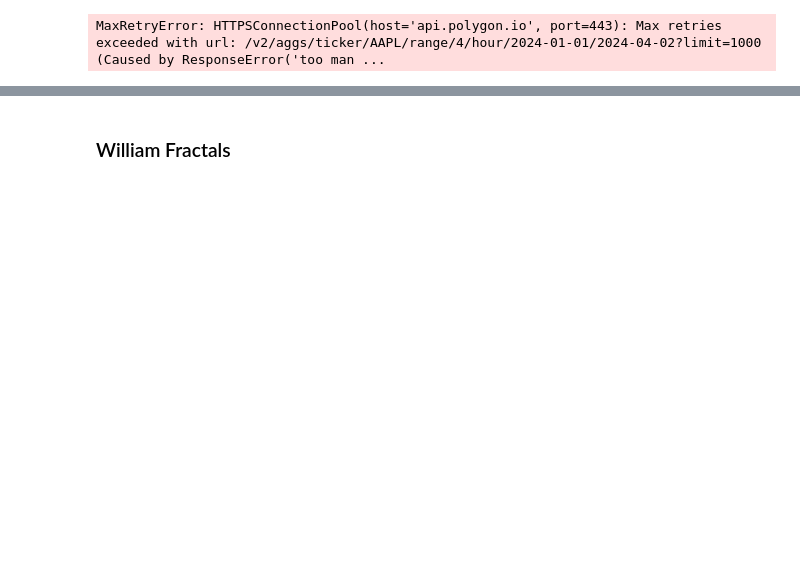
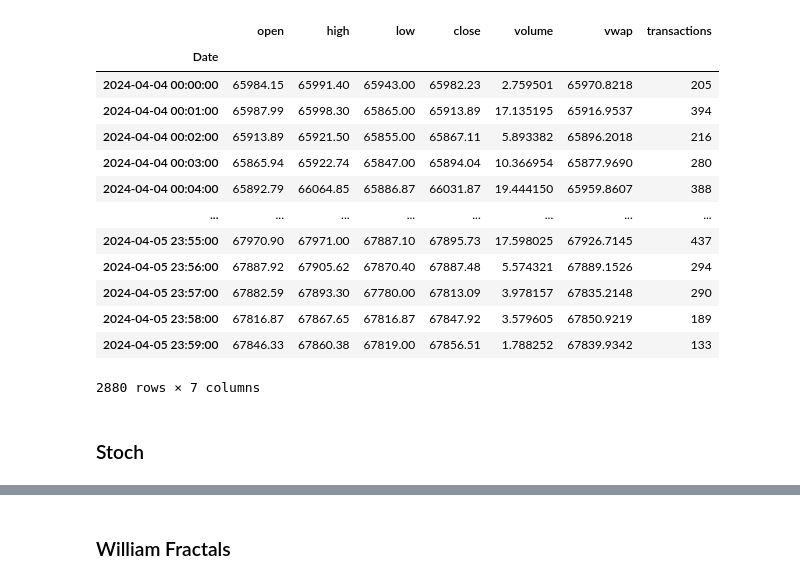
Before and after one commit to anthony-som/Auto-Fibonacci, a Jupyter notebook: fibonacci.ipynb, the cells around one changed output, grey strips where cells are left out. Cells and saved outputs as stored; diff of their text form; code cells hidden in the pictures; blank space fills up the shorter version.

```diff
--- a/fibonacci.ipynb
+++ b/fibonacci.ipynb
@@ -16,15 +17,28 @@ client = RESTClient(api_key=API_KEY)
 # %%
 def get_stock_data(ticker, multiplier, timespan, from_, to, limit):
     aggs = []
     for a in client.list_aggs(ticker=ticker, multiplier=multiplier, timespan=timespan, from_=from_, to=to, limit=limit):
         aggs.append(a)
     df = pd.DataFrame(aggs)
     df['Date'] = df['timestamp'].apply(lambda x: pd.to_datetime(x*1000000))
-    df = df.drop(columns=['otc'])
-    df = df.drop(columns=['timestamp'])
+    df.set_index('Date', inplace=True)  # Set 'Date' as the index here
+    df = df.drop(columns=['otc', 'timestamp'])
     return df
 
-df = get_stock_data('AAPL', 4, 'hour', '2024-01-01', '2024-04-02', 1000)
+df = get_stock_data('X:BTCUSD', 1, 'minute', '2024-04-04', '2024-04-05', 1000)
 df
 # %% [output]
+|  | open | high | low | close | volume | vwap | transactions |
+| Date |  |  |  |  |  |  |  |
+| 2024-04-04 00:00:00 | 65984.15 | 65991.40 | 65943.00 | 65982.23 | 2.759501 | 65970.8218 | 205 |
+| 2024-04-04 00:01:00 | 65987.99 | 65998.30 | 65865.00 | 65913.89 | 17.135195 | 65916.9537 | 394 |
+| 2024-04-04 00:02:00 | 65913.89 | 65921.50 | 65855.00 | 65867.11 | 5.893382 | 65896.2018 | 216 |
+| 2024-04-04 00:03:00 | 65865.94 | 65922.74 | 65847.00 | 65894.04 | 10.366954 | 65877.9690 | 280 |
+| 2024-04-04 00:04:00 | 65892.79 | 66064.85 | 65886.87 | 66031.87 | 19.444150 | 65959.8607 | 388 |
+| ... | ... | ... | ... | ... | ... | ... | ... |
+| 2024-04-05 23:55:00 | 67970.90 | 67971.00 | 67887.10 | 67895.73 | 17.598025 | 67926.7145 | 437 |
+| 2024-04-05 23:56:00 | 67887.92 | 67905.62 | 67870.40 | 67887.48 | 5.574321 | 67889.1526 | 294 |
+| 2024-04-05 23:57:00 | 67882.59 | 67893.30 | 67780.00 | 67813.09 | 3.978157 | 67835.2148 | 290 |
+| 2024-04-05 23:58:00 | 67816.87 | 67867.65 | 67816.87 | 67847.92 | 3.579605 | 67850.9219 | 189 |
+| 2024-04-05 23:59:00 | 67846.33 | 67860.38 | 67819.00 | 67856.51 | 1.788252 | 67839.9342 | 133 |
-MaxRetryError: HTTPSConnectionPool(host='api.polygon.io', port=443): Max retries exceeded with url: /v2/aggs/ticker/AAPL/range/4/hour/2024-01-01/2024-04-02?limit=1000 (Caused by ResponseError('too man ...
+2880 rows × 7 columns
@@ -30,0 +47,2 @@ MaxRetryError: HTTPSConnectionPool(host='api.polygon.io', port=443): Max retries
+# %% [markdown]
+### Stoch
```
Also changed, not shown: parts of 11 cells of this notebook, 1 other file.
